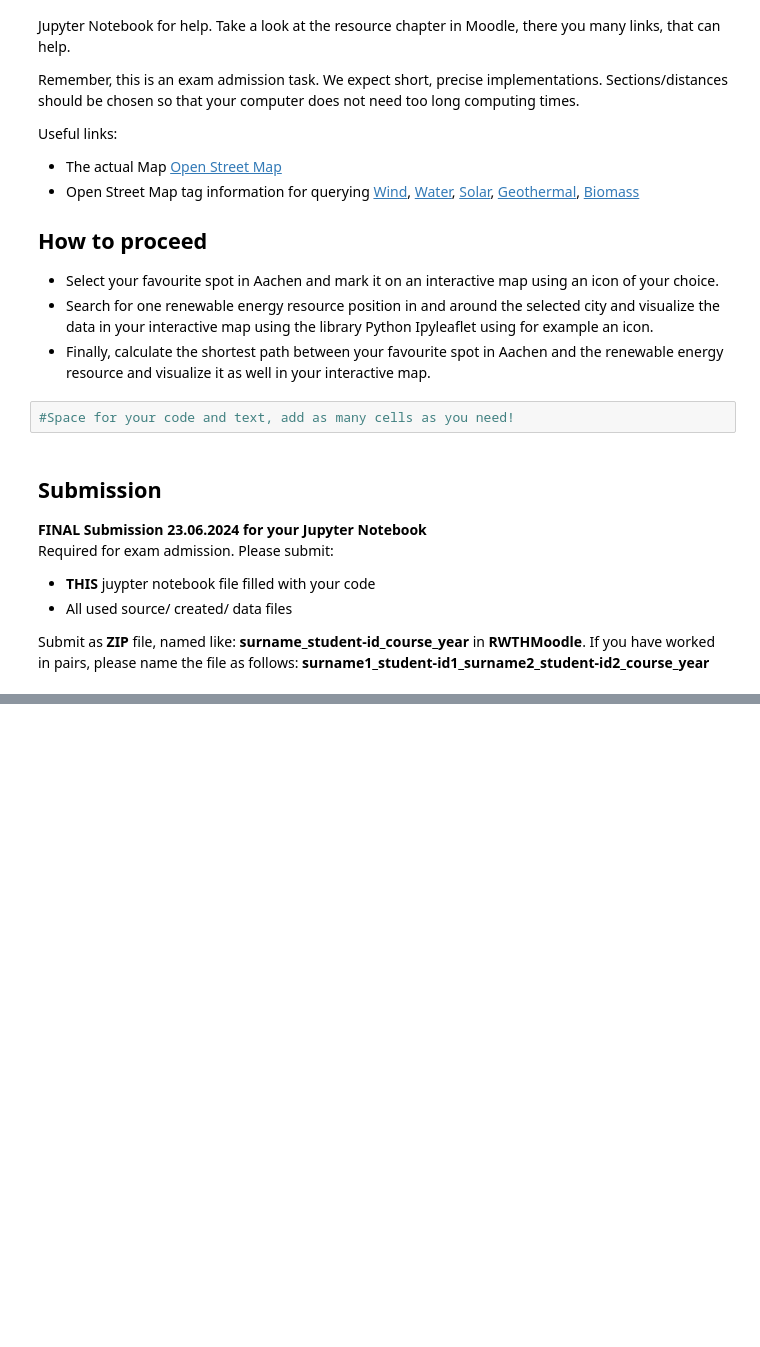
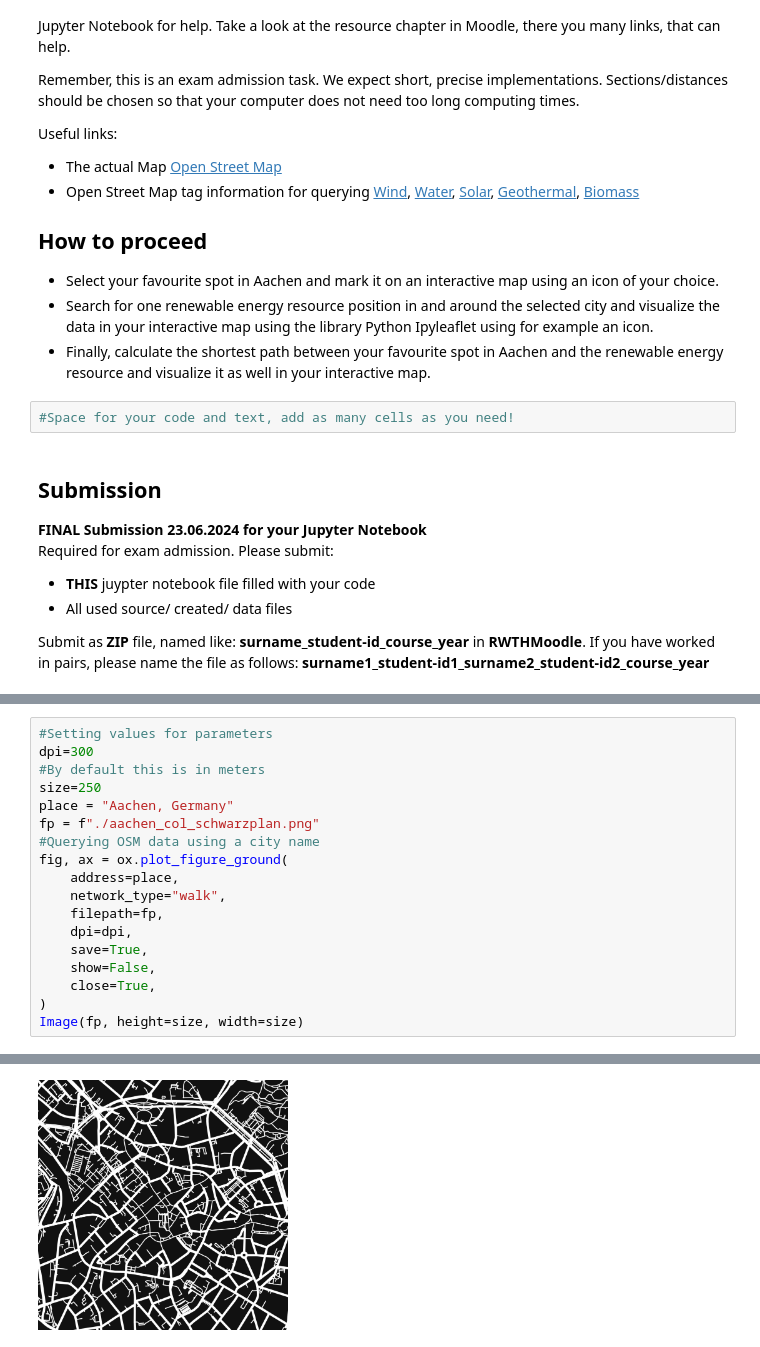
Before and after one commit to Hosseinabdeyazd/GIS-BOX-DATA-FACTORY-RWTH, a Jupyter notebook: XX_NEU-exercise.ipynb, the cells around one changed output, grey strips where cells are left out. Drawn from its saved outputs; the diff is of its cells as text; blank space fills up the shorter version.

```diff
--- a/XX_NEU-exercise.ipynb
+++ b/XX_NEU-exercise.ipynb
@@ -32,0 +57,19 @@ If you have worked in pairs, please name the file as follows: **surname1_student
+# %%
+#Setting values for parameters
+dpi=300
+#By default this is in meters
+size=250
+place = "Aachen, Germany"
+fp = f"./aachen_col_schwarzplan.png"
+#Querying OSM data using a city name
+fig, ax = ox.plot_figure_ground(
+    address=place,
+    network_type="walk",
+    filepath=fp,
+    dpi=dpi,
+    save=True,
+    show=False,
+    close=True,
+)
+Image(fp, height=size, width=size)
+# %% [output]
@@ -32,0 +93 @@ If you have worked in pairs, please name the file as follows: **surname1_student
+[figure, added]
```
Also changed, not shown: parts of 25 cells of this notebook, 2 other files.
